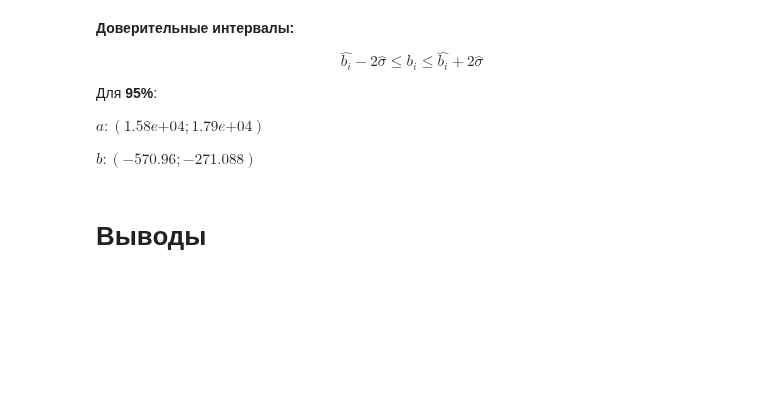
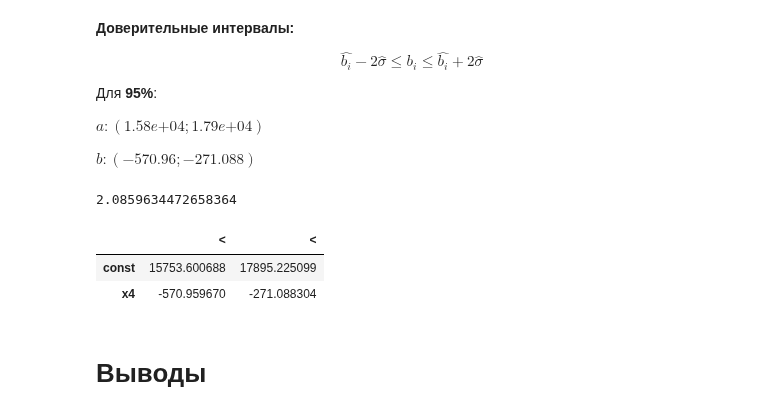
Before and after one commit to belo4ya/My-University, a Jupyter notebook: III Курс/(python) Эконометрика/03_linear_regression/main.ipynb, the cells around one changed output. Cells and saved outputs as stored; diff of their text form; code cells hidden in the pictures; blank space fills up the shorter version.

```diff
--- a/III Курс/(python) Эконометрика/03_linear_regression/main.ipynb
+++ b/III Курс/(python) Эконометрика/03_linear_regression/main.ipynb
@@ -354,5 +393,5 @@ $$ \sum_{i}^{n}{(y_i - \hat{y_i})^2} \rightarrow \min_{n} $$
 
 $$ B = (X^T X)^{-1} X^T Y $$
 # %%
-model = sm.OLS(y, x).fit()
+paired_model = sm.OLS(y, x).fit()
 # %%
@@ -430,6 +478,22 @@ $$ \hat{b_i} - 2\hat{\sigma} \leq b_i \leq \hat{b_i} + 2\hat{\sigma} $$
 $a: (1.58e\text{+}04; 1.79e\text{+}04)$
 
 $b: (-570.96; -271.088)$
+# %%
+# t-критерий Стьюдента
+# для оценки значимости параметров модели
+# t_табл < t_набл - коэффициент b ЗНАЧИМО ОТЛИЧАЕТСЯ от [0].
+a = 0.05  # уровень значимости
+t_table = scipy.stats.t.ppf(1 - a / 2, paired_model.df_resid)  # noqa
+t_table
+# %% [output]
+2.0859634472658364
+# %%
+pd.concat([(paired_model.params - paired_model.bse * t_table).rename('<'),
+           (paired_model.params + paired_model.bse * t_table).rename('<')], axis=1)
+# %% [output]
+|  | < | < |
+| const | 15753.600688 | 17895.225099 |
+| x4 | -570.959670 | -271.088304 |
 # %% [markdown]
 # Выводы
 # %% [markdown]
```
Also changed, not shown: parts of 24 cells of this notebook, 1 other file.
